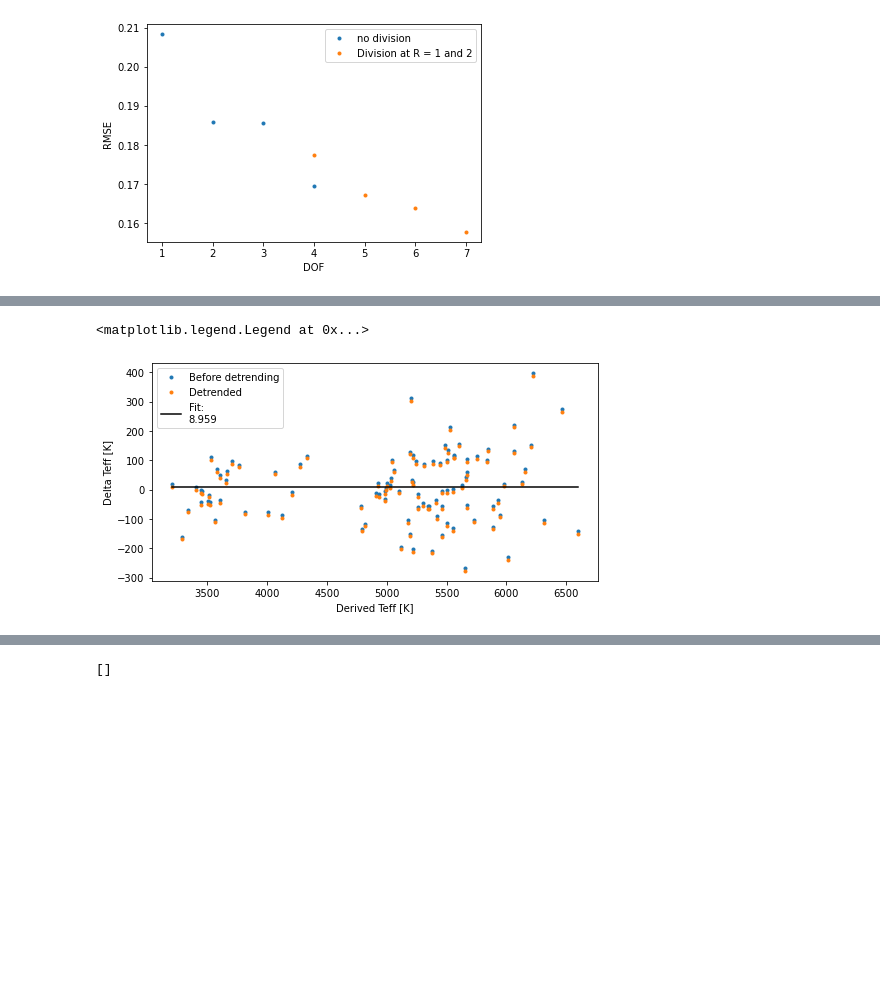
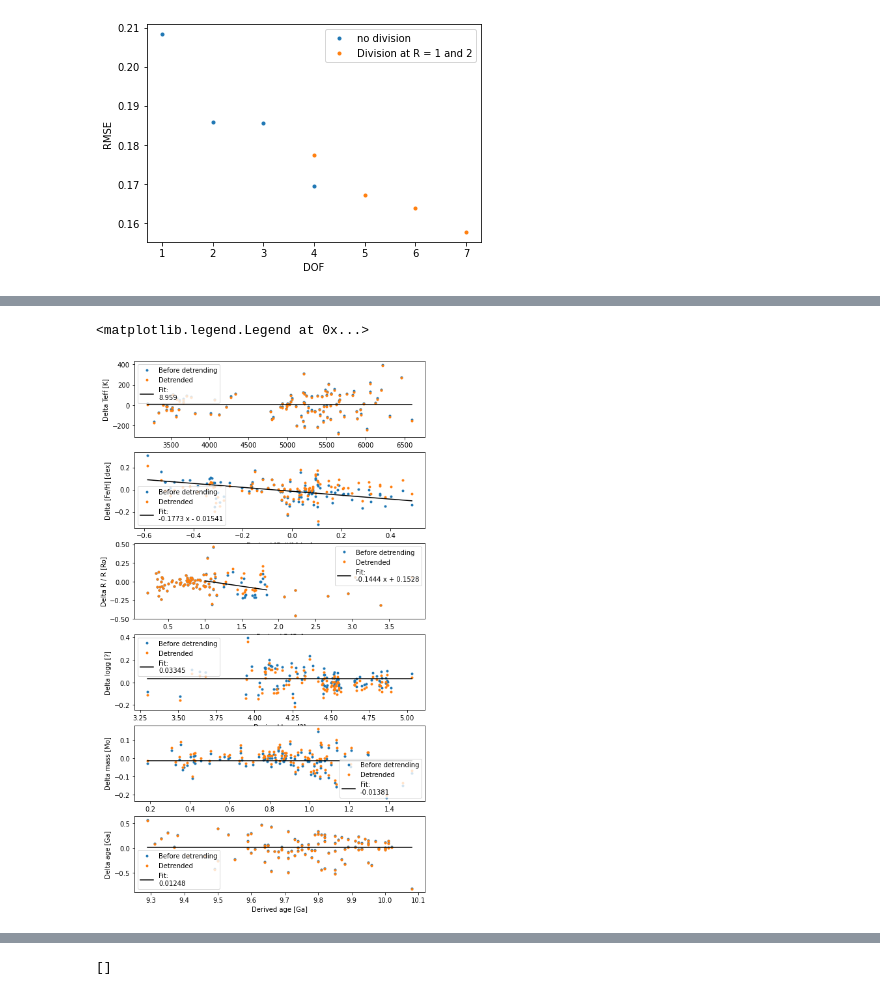
Before and after one commit to howardisaacson/APF-BL-DAP, a Jupyter notebook: Anna/analysis_scripts/detrend_smemp_properties_v5.ipynb, the cells around one changed output, grey strips where cells are left out. Saved outputs shown, nothing was run; the diff lists cells and outputs as text; code cells hidden in the pictures; blank space fills up the shorter version.

```diff
--- a/Anna/detrend_smemp_properties_v5.ipynb
+++ b/Anna/analysis_scripts/detrend_smemp_properties_v5.ipynb
@@ -234,9 +297,11 @@ def fit_trend(apf_values, deltas, order, region_set, i, j, label = 'Values [?]',
     if make_plots: plt.subplot(4,2,j)
     j += 1 # j = which fit (ie. which set of poly order and number of regions)
     trends = []
+    polys = []
     for region in region_set:
-        poly  = np.polyfit(apf_values[region], deltas[region], order, full = False)
+        poly  = np.polyfit(apf_values[region], deltas[region], order, full = False) # numpy arr of coeffs
         trend = np.poly1d(poly)
+        polys += [poly]
         trends += [trend]
         #print(residuals)
         resids = (deltas[region] - trend(apf_values[region]))
@@ -256,7 +321,7 @@ def fit_trend(apf_values, deltas, order, region_set, i, j, label = 'Values [?]',
     red_chi_sq_arr[order, i] = red_chi_sq
     i += 1 # increment which region set we are looking at (gets reset to 0 outside of this function for each order)
 
-    return trends, RMSE, red_chi_sq_arr, i, j
+    return trends, polys, RMSE, red_chi_sq_arr, i, j
 # %%
 # choosing the right fit function and regions to fit for Teff
 
@@ -483,46 +757,97 @@ poly order: 3
 # perform the detrending
 
 # Teff
-ax1 = plt.figure(1, figsize = [8,4])
+plt.figure(figsize = [8,15])
+plt.subplot(611)
 plt.plot(apf_Teff, delta_Teff, '.', label = 'Before detrending')
 plt.xlabel('Derived Teff [K]'); plt.ylabel('Delta Teff [K]')
 region_set = [np.invert(np.isnan(apf_Teff))]
 #plt.figure(figsize = [15,16])
 order = 0
-Teff_trend, Teff_RMSE, Teff_red_chi_sq_arr, i, j= fit_trend(apf_Teff, delta_Teff, order, region_set, i=0, j=1, label = 'Teff [K]', make_plots = 0)
+Teff_trend, Teff_poly, Teff_RMSE, Teff_red_chi_sq_arr, i, j= fit_trend(apf_Teff, delta_Teff, order, region_set, i=0, j=1, label = 'Teff [K]', make_plots = 0)
 delta_Teff_detrended = delta_Teff - Teff_trend[0](apf_Teff)
 apf_Teff_detrended = apf_Teff + Teff_trend[0](apf_Teff)
-plt.figure(1); plt.plot(apf_Teff, yee_Teff - apf_Teff_detrended, '.', label = 'Detrended')
+plt.plot(apf_Teff, yee_Teff - apf_Teff_detrended, '.', label = 'Detrended')
 plt.plot(np.sort(apf_Teff[region_set[0]]), Teff_trend[0](np.sort(apf_Teff[region_set[0]])), label = 'Fit: ' + str(Teff_trend[0]), color = 'k')
 plt.legend()
 
 # [Fe/h]
-ax1 = plt.figure(2, figsize = [8,4])
+#ax1 = plt.figure(2, figsize = [8,4])
+plt.subplot(612)
 plt.plot(apf_feh, delta_feh, '.', label = 'Before detrending')
 plt.xlabel('Derived [Fe/H] [dex]'); plt.ylabel('Delta [Fe/H] [dex]')
 region_set = [np.invert(np.isnan(apf_feh))]
 order = 1
 #plt.figure(figsize = [15,16])
-feh_trend, feh_RMSE, feh_red_chi_sq_arr, i, j= fit_trend(apf_feh, delta_feh, order , region_set, i=0, j=1, label = '[Fe/H] [dex]', make_plots = 0)
+feh_trend, feh_poly, feh_RMSE, feh_red_chi_sq_arr, i, j= fit_trend(apf_feh, delta_feh, order , region_set, i=0, j=1, label = '[Fe/H] [dex]', make_plots = 0)
 delta_feh_detrended = delta_feh - feh_trend[0](apf_feh)
 apf_feh_detrended = apf_feh + feh_trend[0](apf_feh)
-plt.figure(2); plt.plot(apf_feh, yee_feh - apf_feh_detrended, '.', label = 'Detrended')
+plt.plot(apf_feh, yee_feh - apf_feh_detrended, '.', label = 'Detrended')
 plt.plot(np.sort(apf_feh[region_set[0]]), feh_trend[0](np.sort(apf_feh[region_set[0]])), label = 'Fit: ' + str(feh_trend[0]), color = 'k')
 plt.legend()
 
 # Radius
-ax1 = plt.figure(3, figsize = [8,4])
+#ax1 = plt.figure(3, figsize = [8,4])
+plt.subplot(613)
 plt.plot(apf_R, delta_R_R, '.', label = 'Before detrending')
 plt.xlabel('Derived R [Ro]'); plt.ylabel('Delta R / R [Ro]')
-region_set = [np.invert(np.isnan(apf_R))]
+region_set = [(1 <= apf_R) * (apf_R <= 2)]
+region = region_set[0]
 order = 1
 #plt.figure(figsize = [15,16])
-R_R_trend, R_R_RMSE, R_R_red_chi_sq_arr, i, j= fit_trend(apf_R, delta_R_R, order , region_set, i=0, j=1, label = 'Radius [Ro]', make_plots = 0)
-delta_R_R_detrended = delta_R_R - R_R_trend[0](apf_R)
-apf_R_detrended = apf_R + R_R_trend[0](apf_R)*apf_R
-plt.figure(3); plt.plot(apf_R, (yee_R - apf_R_detrended) / apf_R, '.', label = 'Detrended')
+R_R_trend, R_R_poly, R_R_RMSE, R_R_red_chi_sq_arr, i, j= fit_trend(apf_R, delta_R_R, order , region_set, i=0, j=1, label = 'Radius [Ro]', make_plots = 0)
+delta_R_R_detrended = np.copy(delta_R_R)
+delta_R_R_detrended[region] = delta_R_R[region] - R_R_trend[0](apf_R[region])
+apf_R_detrended = np.copy(apf_R )
+apf_R_detrended[region] = apf_R[region]+ R_R_trend[0](apf_R[region])*apf_R[region]
+plt.plot(apf_R, (yee_R - apf_R_detrended) / apf_R, '.', label = 'Detrended')
 plt.plot(np.sort(apf_R[region_set[0]]), R_R_trend[0](np.sort(apf_R[region_set[0]])), label = 'Fit: ' + str(R_R_trend[0]), color = 'k')
 plt.legend()
+
+# Logg
+#ax1 = plt.figure(2, figsize = [8,4])
+plt.subplot(614)
+plt.plot(apf_logg, delta_logg, '.', label = 'Before detrending')
+plt.xlabel('Derived logg [?]'); plt.ylabel('Delta logg [?]')
+region_set = [np.invert(np.isnan(apf_logg))]
+order = 0
+#plt.figure(figsize = [15,16])
+logg_trend, logg_poly, logg_RMSE, logg_red_chi_sq_arr, i, j= fit_trend(apf_logg, delta_logg, order , region_set, i=0, j=1, label = 'logg [?]', make_plots = 0)
+delta_logg_detrended = delta_logg - logg_trend[0](apf_logg)
+apf_logg_detrended = apf_logg + logg_trend[0](apf_logg)
+plt.plot(apf_logg, yee_logg - apf_logg_detrended, '.', label = 'Detrended')
+plt.plot(np.sort(apf_logg[region_set[0]]), logg_trend[0](np.sort(apf_logg[region_set[0]])), label = 'Fit: ' + str(logg_trend[0]), color = 'k')
+plt.legend()
+
+# Mass
+#ax1 = plt.figure(2, figsize = [8,4])
+plt.subplot(615)
+plt.plot(apf_mass, delta_mass, '.', label = 'Before detrending')
+plt.xlabel('Derived mass [Mo]'); plt.ylabel('Delta mass [Mo]')
+region_set = [np.invert(np.isnan(apf_mass))]
+order = 0
+#plt.figure(figsize = [15,16])
+mass_trend, mass_poly, mass_RMSE, mass_red_chi_sq_arr, i, j= fit_trend(apf_mass, delta_mass, order , region_set, i=0, j=1, label = 'logg [?]', make_plots = 0)
+delta_mass_detrended = delta_mass - mass_trend[0](apf_mass)
+apf_mass_detrended = apf_mass + mass_trend[0](apf_mass)
+plt.plot(apf_mass, yee_mass - apf_mass_detrended, '.', label = 'Detrended')
+plt.plot(np.sort(apf_mass[region_set[0]]), mass_trend[0](np.sort(apf_mass[region_set[0]])), label = 'Fit: ' + str(mass_trend[0]), color = 'k')
+plt.legend()
+
+# Age
+#ax1 = plt.figure(2, figsize = [8,4])
+plt.subplot(616)
+plt.plot(apf_age, delta_age, '.', label = 'Before detrending')
+plt.xlabel('Derived age [Ga]'); plt.ylabel('Delta age [Ga]')
+region_set = [np.invert(np.isnan(apf_age))]
+order = 0
+#plt.figure(figsize = [15,16])
+age_trend, age_poly, age_RMSE, age_red_chi_sq_arr, i, j= fit_trend(apf_age, delta_age, order , region_set, i=0, j=1, label = 'logg [?]', make_plots = 0)
+delta_age_detrended = delta_age - age_trend[0](apf_age)
+apf_age_detrended = apf_age + age_trend[0](apf_age)
+plt.plot(apf_age, yee_age - apf_age_detrended, '.', label = 'Detrended')
+plt.plot(np.sort(apf_age[region_set[0]]), age_trend[0](np.sort(apf_age[region_set[0]])), label = 'Fit: ' + str(age_trend[0]), color = 'k')
+plt.legend()
 # %% [output]
 <matplotlib.legend.Legend at 0x...>
-[figure, old version]
+[figure, new version]
```
Also changed, not shown: parts of 25 cells of this notebook, 22 other files.
